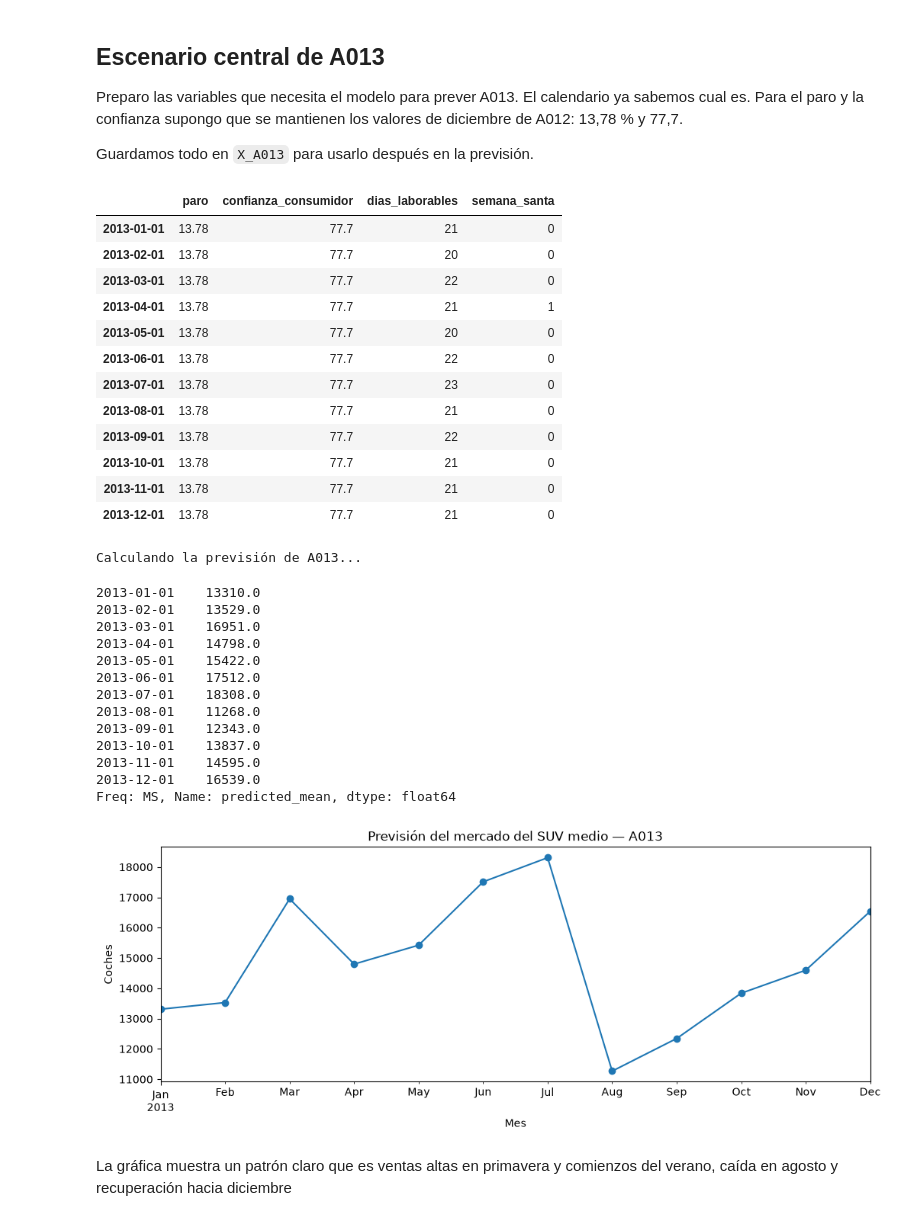
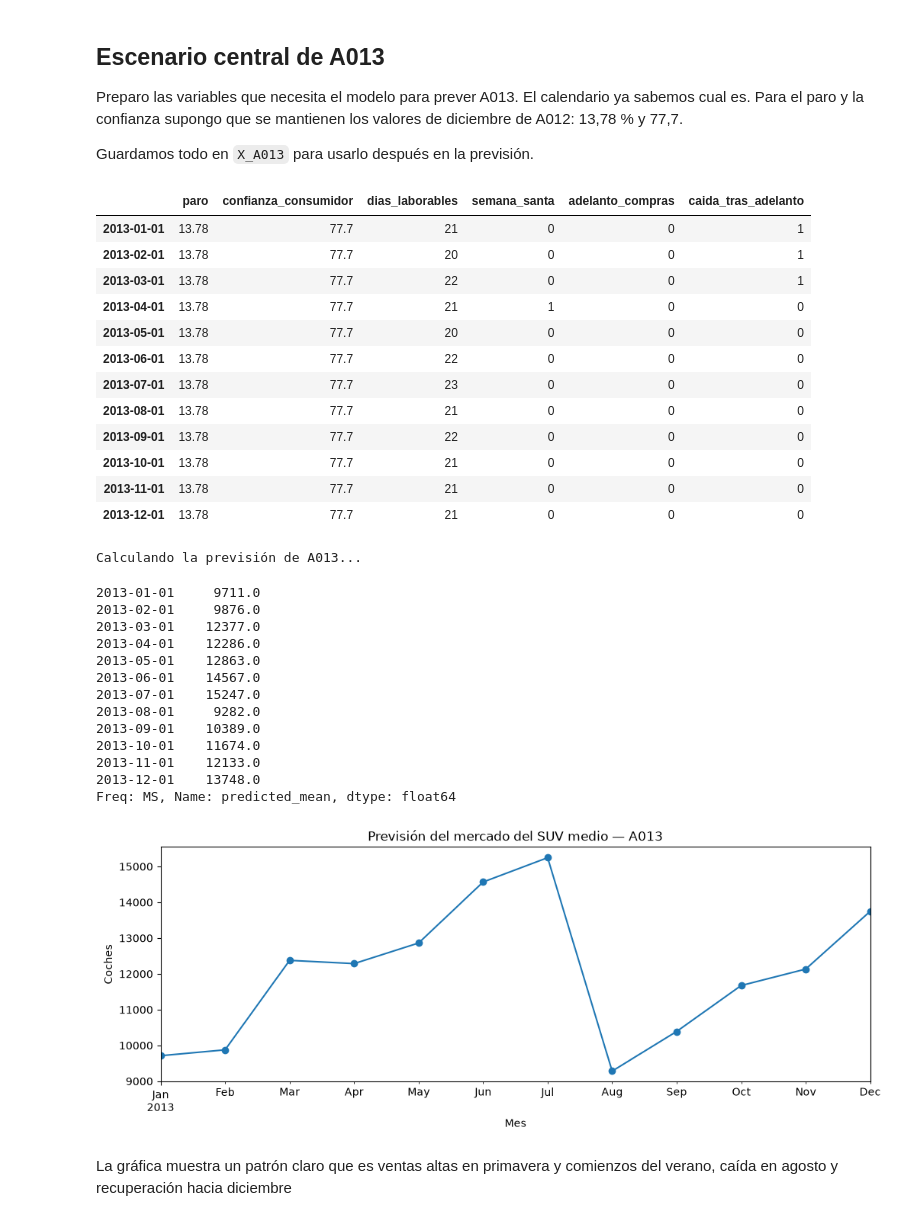
Before and after one commit to claudiaalozano/kaido-motors, a Jupyter notebook: prevision_A013.ipynb, the cells around one changed output. Cells and saved outputs as stored; diff of their text form; code cells hidden in the pictures.

```diff
--- a/prevision_A013.ipynb
+++ b/prevision_A013.ipynb
@@ -71,32 +71,36 @@ Guardamos todo en `X_A013` para usarlo después en la previsión.
 # %%
 X_A013 = calendario_A013[
     ["dias_laborables", "semana_santa"]
 ].copy()
 
 X_A013.index = pd.date_range(
     start="2013-01-01", periods=12, freq="MS"
 )
 
 X_A013["paro"] = X["paro"].iloc[-1]
 X_A013["confianza_consumidor"] = X["confianza_consumidor"].iloc[-1]
 
+# Sucesos de A013 (escenario central)
+X_A013["adelanto_compras"] = 0                         # no hay adelanto en A013
+X_A013["caida_tras_adelanto"] = [1, 1, 1] + [0] * 9    # caída en enero, febrero y marzo
+
 X_A013 = X_A013[X.columns]
 
 X_A013
 # %% [output]
-|  | paro | confianza_consumidor | dias_laborables | semana_santa |
-| 2013-01-01 | 13.78 | 77.7 | 21 | 0 |
-| 2013-02-01 | 13.78 | 77.7 | 20 | 0 |
-| 2013-03-01 | 13.78 | 77.7 | 22 | 0 |
-| 2013-04-01 | 13.78 | 77.7 | 21 | 1 |
-| 2013-05-01 | 13.78 | 77.7 | 20 | 0 |
-| 2013-06-01 | 13.78 | 77.7 | 22 | 0 |
-| 2013-07-01 | 13.78 | 77.7 | 23 | 0 |
-| 2013-08-01 | 13.78 | 77.7 | 21 | 0 |
-| 2013-09-01 | 13.78 | 77.7 | 22 | 0 |
-| 2013-10-01 | 13.78 | 77.7 | 21 | 0 |
-| 2013-11-01 | 13.78 | 77.7 | 21 | 0 |
-| 2013-12-01 | 13.78 | 77.7 | 21 | 0 |
+|  | paro | confianza_consumidor | dias_laborables | semana_santa | adelanto_compras | caida_tras_adelanto |
+| 2013-01-01 | 13.78 | 77.7 | 21 | 0 | 0 | 1 |
+| 2013-02-01 | 13.78 | 77.7 | 20 | 0 | 0 | 1 |
+| 2013-03-01 | 13.78 | 77.7 | 22 | 0 | 0 | 1 |
+| 2013-04-01 | 13.78 | 77.7 | 21 | 1 | 0 | 0 |
+| 2013-05-01 | 13.78 | 77.7 | 20 | 0 | 0 | 0 |
+| 2013-06-01 | 13.78 | 77.7 | 22 | 0 | 0 | 0 |
+| 2013-07-01 | 13.78 | 77.7 | 23 | 0 | 0 | 0 |
+| 2013-08-01 | 13.78 | 77.7 | 21 | 0 | 0 | 0 |
+| 2013-09-01 | 13.78 | 77.7 | 22 | 0 | 0 | 0 |
+| 2013-10-01 | 13.78 | 77.7 | 21 | 0 | 0 | 0 |
+| 2013-11-01 | 13.78 | 77.7 | 21 | 0 | 0 | 0 |
+| 2013-12-01 | 13.78 | 77.7 | 21 | 0 | 0 | 0 |
 # %%
 import importlib
 import modelo_demanda
@@ -112,18 +116,18 @@ prevision_A013 = modelo_demanda.prever_modelo(
 prevision_A013.round(0)
 # %% [output]
 Calculando la previsión de A013...
-2013-01-01    13310.0
-2013-02-01    13529.0
-2013-03-01    16951.0
-2013-04-01    14798.0
-2013-05-01    15422.0
-2013-06-01    17512.0
-2013-07-01    18308.0
-2013-08-01    11268.0
-2013-09-01    12343.0
-2013-10-01    13837.0
-2013-11-01    14595.0
-2013-12-01    16539.0
+2013-01-01     9711.0
+2013-02-01     9876.0
+2013-03-01    12377.0
+2013-04-01    12286.0
+2013-05-01    12863.0
+2013-06-01    14567.0
+2013-07-01    15247.0
+2013-08-01     9282.0
+2013-09-01    10389.0
+2013-10-01    11674.0
+2013-11-01    12133.0
+2013-12-01    13748.0
 Freq: MS, Name: predicted_mean, dtype: float64
 # %%
 prevision_A013.plot(
@@ -136,7 +140,7 @@ prevision_A013.plot(
 
 plt.show()
 # %% [output]
-[figure, old version]
+[figure, new version]
 # %% [markdown]
 La gráfica muestra un patrón claro que es ventas altas en primavera y comienzos del verano, caída en agosto y recuperación hacia diciembre
 # %%
```
Also changed, not shown: parts of 45 cells of this notebook.
